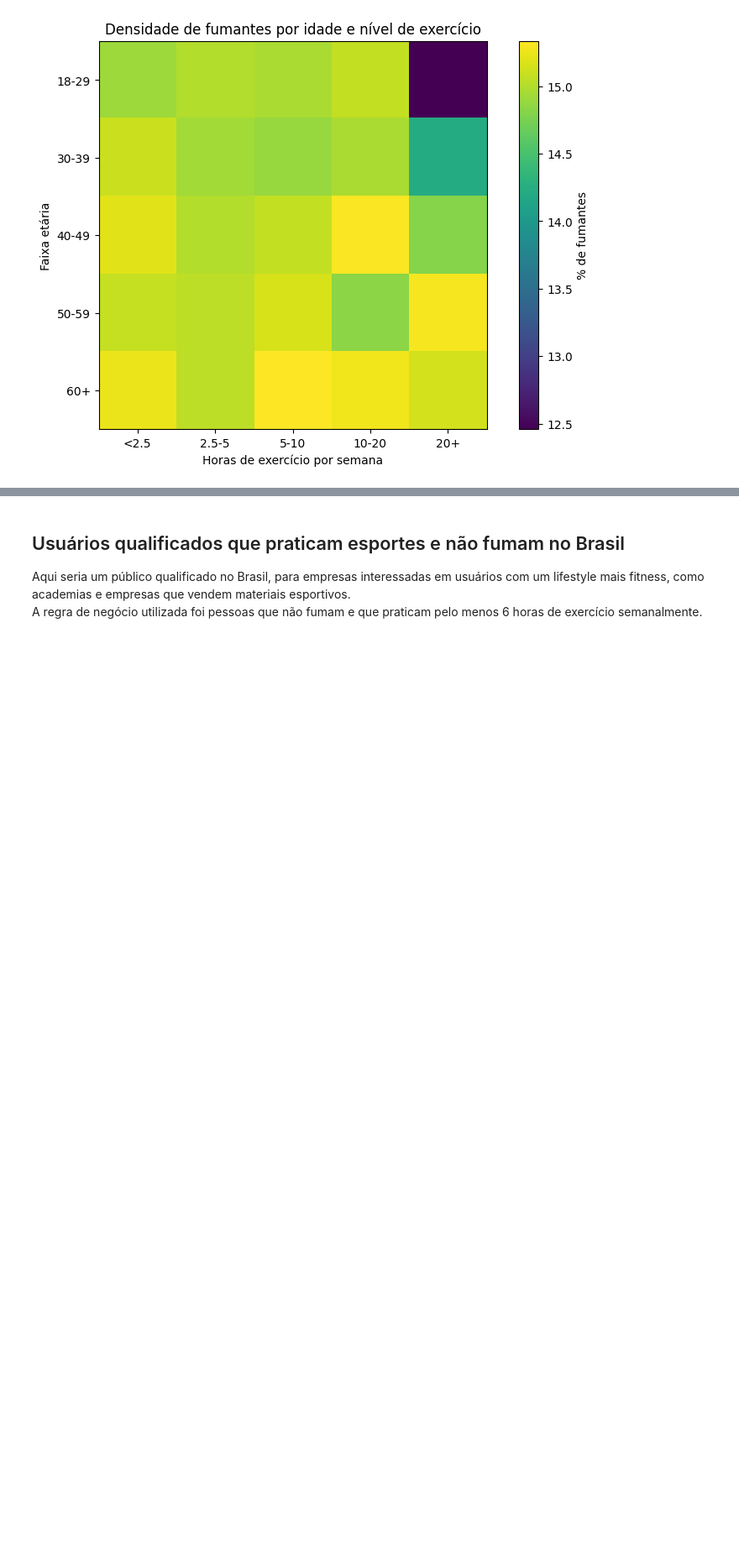
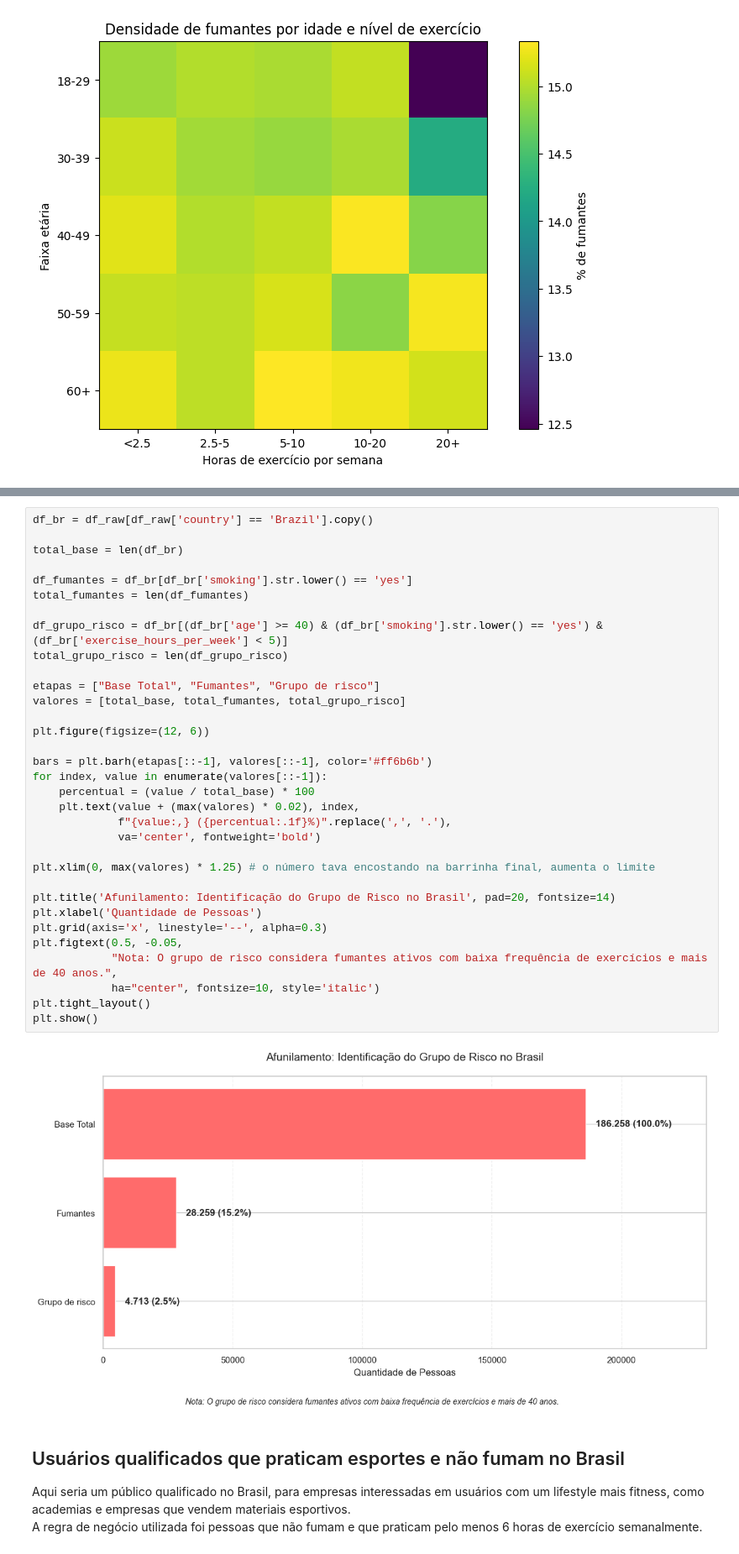
Before and after one commit to H3ytt0r62/SBD2-Social_Media_User_Analysis, a Jupyter notebook: Data layer/Raw/analytcs.ipynb, the cells around one changed output, grey strips where cells are left out. Shown at 84% size. Saved outputs shown, nothing was run; the diff lists cells and outputs as text; blank space fills up the shorter version.

```diff
--- a/Data layer/Raw/analytcs.ipynb
+++ b/Data layer/Raw/analytcs.ipynb
@@ -406,3 +355,38 @@ Quantidade de fumantes no Brasil com mais de 40 anos e menos de 2.5h de exercíc
+# %%
+df_br = df_raw[df_raw['country'] == 'Brazil'].copy()
+
+total_base = len(df_br)
+
+df_fumantes = df_br[df_br['smoking'].str.lower() == 'yes']
+total_fumantes = len(df_fumantes)
+
+df_grupo_risco = df_br[(df_br['age'] >= 40) & (df_br['smoking'].str.lower() == 'yes') & (df_br['exercise_hours_per_week'] < 5)]
+total_grupo_risco = len(df_grupo_risco)
+
+etapas = ["Base Total", "Fumantes", "Grupo de risco"]
+valores = [total_base, total_fumantes, total_grupo_risco]
+
+plt.figure(figsize=(12, 6))
+
+bars = plt.barh(etapas[::-1], valores[::-1], color='#ff6b6b')
+for index, value in enumerate(valores[::-1]):
+    percentual = (value / total_base) * 100
+    plt.text(value + (max(valores) * 0.02), index,
+             f"{value:,} ({percentual:.1f}%)".replace(',', '.'),
+             va='center', fontweight='bold')
+
+plt.xlim(0, max(valores) * 1.25) # o número tava encostando na barrinha final, aumenta o limite
+
+plt.title('Afunilamento: Identificação do Grupo de Risco no Brasil', pad=20, fontsize=14)
+plt.xlabel('Quantidade de Pessoas')
+plt.grid(axis='x', linestyle='--', alpha=0.3)
+plt.figtext(0.5, -0.05,
+            "Nota: O grupo de risco considera fumantes ativos com baixa frequência de exercícios e mais de 40 anos.",
+            ha="center", fontsize=10, style='italic')
+plt.tight_layout()
+plt.show()
+# %% [output]
+[figure, added]
 # %% [markdown]
 ## Usuários qualificados que praticam esportes e não fumam no Brasil
 Aqui seria um público qualificado no Brasil, para empresas interessadas em usuários com um lifestyle mais fitness, como academias e empresas que vendem materiais esportivos.<br>
```
Also changed, not shown: parts of 4 cells of this notebook.
